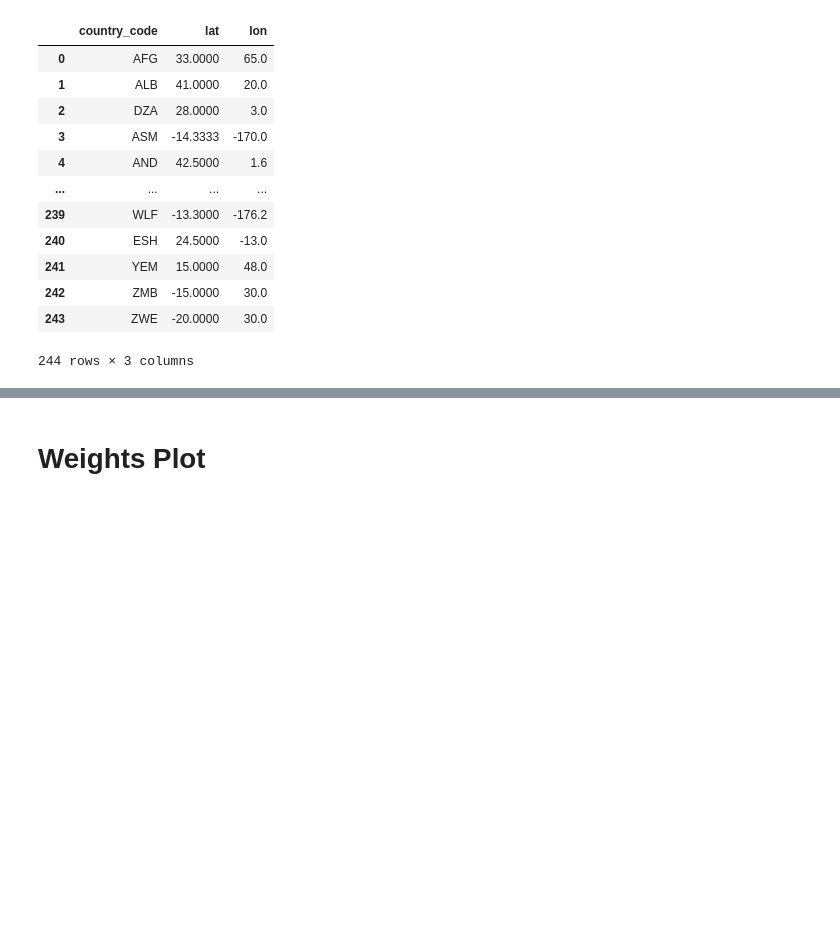
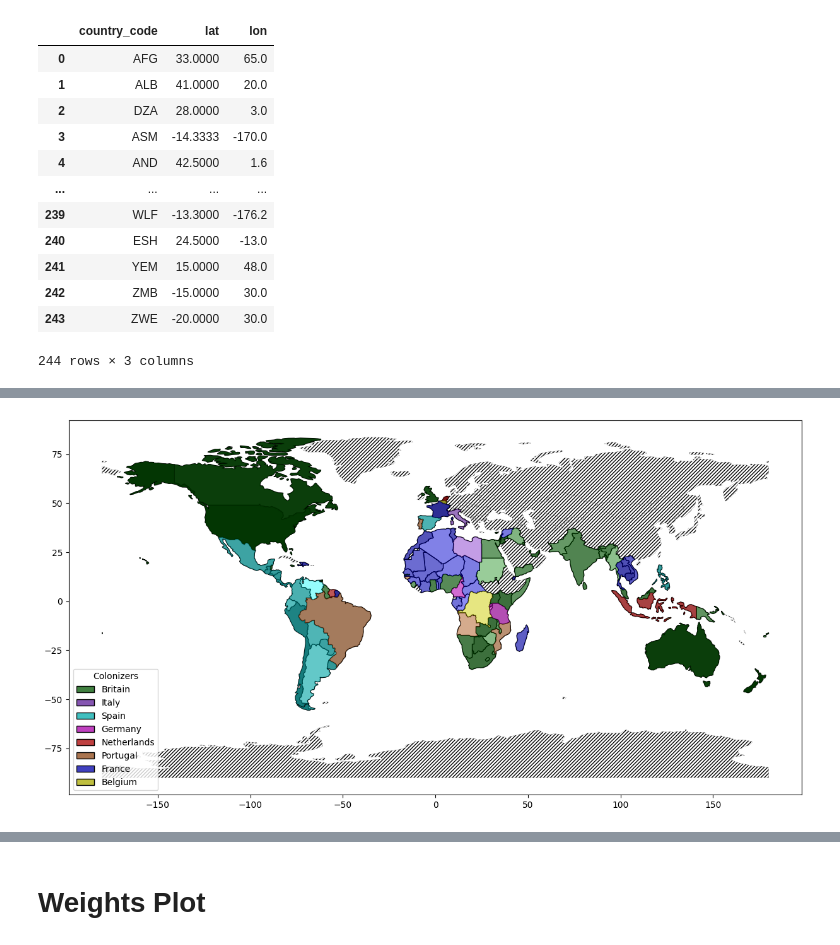
Before and after one commit to jpmvbastos/ColonialLegacy, a Jupyter notebook: Code/ColonialLegacy.ipynb, the cells around one changed output, grey strips where cells are left out. Cells and saved outputs as stored; diff of their text form; code cells hidden in the pictures; blank space fills up the shorter version.

```diff
--- a/Code/ColonialLegacy.ipynb
+++ b/Code/ColonialLegacy.ipynb
@@ -319,0 +350,18 @@ df.to_excel('Data/colonies.xlsx', index=False)
+# %%
+colonies = pd.read_stata('/Users/jpmvbastos/Documents/GitHub/ColonialLegacy/Data/ColonialEFW.dta')
+# %%
+import geopandas as gpd
+import matplotlib.pyplot as plt
+import matplotlib.colors as mcolors
+from mpl_toolkits.axes_grid1 import make_axes_locatable
+import matplotlib as mpl
+from shapely.geometry import LineString
+
+# Load world map shapefile
+world = gpd.read_file(gpd.datasets.get_path('naturalearth_lowres'))
+
+# Merge the colonial data
+map = world.merge(colonies, how='left', left_on='iso_a3', right_on='country_code').copy()
+
+# dummy for colonizer
+map['is_colonizer'] = np.where(map['iso_a3'].isin(['GBR','ITA','ESP','GER','NLD','PRT','FRA','BEL']), 1, 0)
@@ -319,0 +426,62 @@ df.to_excel('Data/colonies.xlsx', index=False)
+# %%
+from matplotlib.patches import Patch
+
+# Create a grid of subplots
+fig, ax = plt.subplots(1, 1, figsize=(15, 10))
+
+# Create the norm for the variable
+norm = mcolors.Normalize(vmin=map['avg_efw'].min(), vmax=map['avg_efw'].max())
+
+# Create a colormap for grayscale
+grayscale_cmap = plt.cm.Greys
+
+map.loc[map['colonizer'].isnull()].plot(ax=ax, hatch='//////', color='white', linewidth=0.1, edgecolor='black')
+
+# Plot the grayscale map for the avg. EFW of the colonies
+map.plot(column='avg_efw', cmap=grayscale_cmap, norm=norm, ax=ax, edgecolor='black', alpha=1.0)
+
+# Define a color map for colonizers
+colonizer_colors = {
+    'Britain': 'green',
+    'Italy': 'blueviolet',
+    'Spain': 'cyan',
+    'Germany': 'magenta',
+    'Netherlands': 'red',
+    'Portugal': 'chocolate',
+    'France': 'blue',
+    'Belgium': 'yellow'
+}
+
+# Overlay colonizer colors with transparency
+for colonizer, color in colonizer_colors.items():
+    #color = map.loc[map['colonizer'] == colonizer, 'color'].values[0]
+    map[map['colonizer'] == colonizer].plot(
+        ax=ax,
+        color=color,
+        edgecolor='black',
+        linewidth=0.15,
+        alpha=0.4  # Transparency
+    )
+
+# Define the grey color
+grey = np.array([0.5, 0.5, 0.5])  # Light grey in RGB
+
+# Create a list of legend elements with colors mixed with grey
+legend_elements = []
+for country, color in colonizer_colors.items():
+    # Convert the colonizer color to RGB
+    color_rgb = np.array(mcolors.to_rgb(color))
+
+    # Mix the color with grey by averaging the values (adjust alpha blending)
+    mixed_color = 0.5 * color_rgb + 0.5 * grey  # Mix 70% color with 30% grey
+
+    # Create a patch with the mixed color
+    legend_elements.append(Patch(facecolor=mixed_color, edgecolor='black', label=country))
+
+plt.legend(handles=legend_elements, loc="lower left", ncol=1, frameon=True, title="Colonizers")
+
+plt.savefig('/Users/jpmvbastos/Documents/GitHub/ColonialLegacy/Results/Plots/colonization_map.png', format='png')
+
+plt.show()
+# %% [output]
+[figure, added]
```
Also changed, not shown: parts of 23 cells of this notebook, 43 other files.
